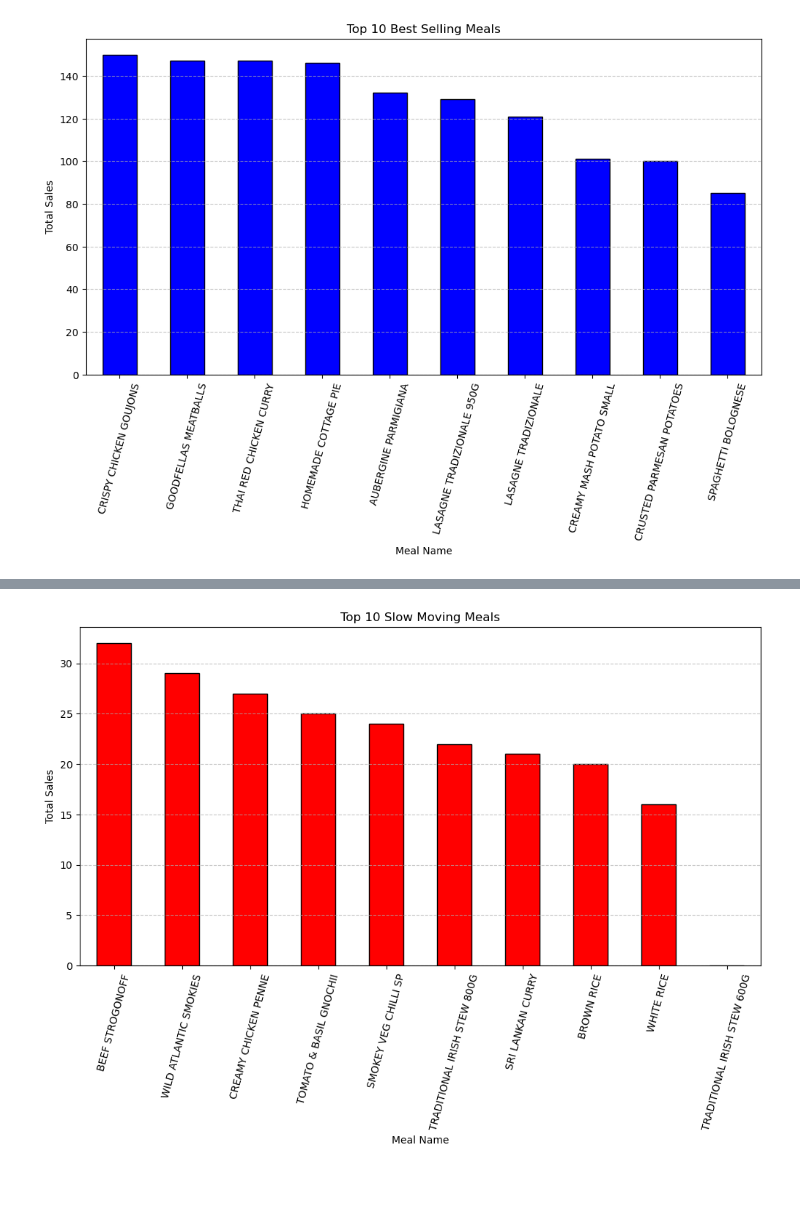
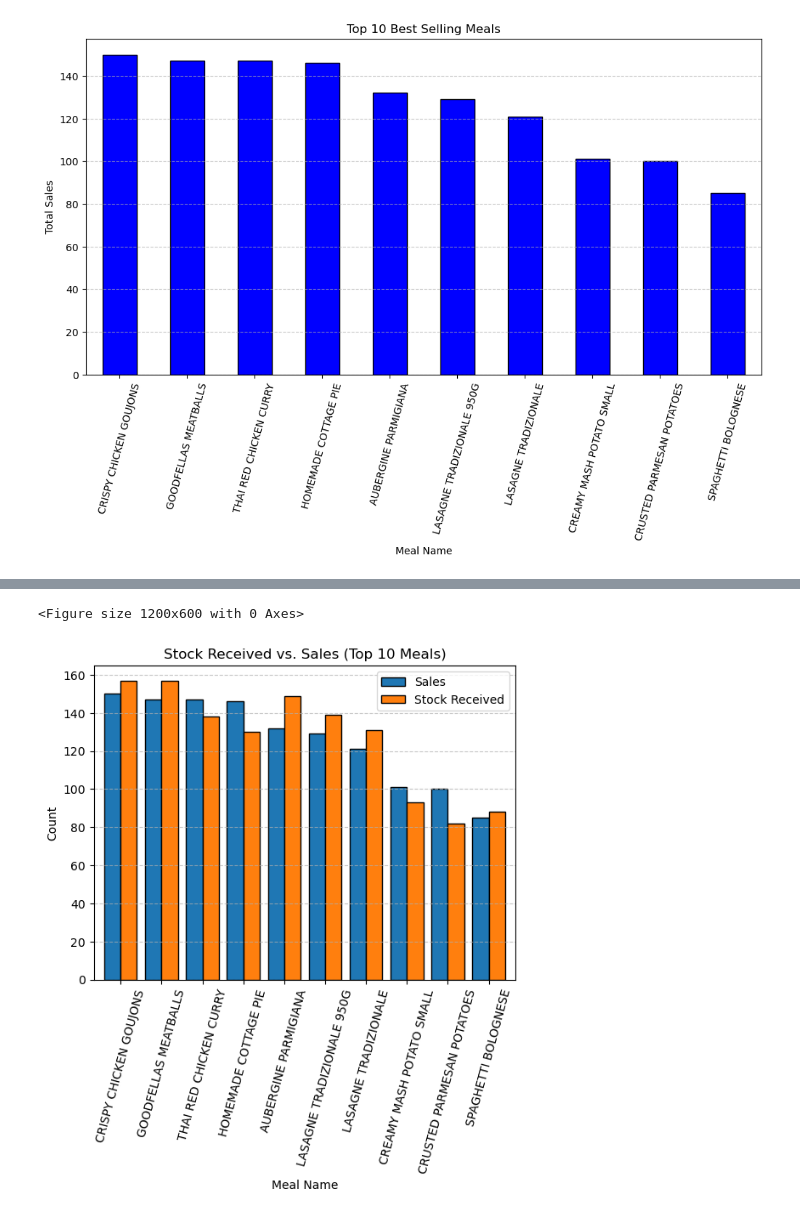
Before and after one commit to MorganeTassoneiro/CA1---Project-Strategic-Analysis, a Jupyter notebook: sales-data-analyse.ipynb, the cells around one changed output, grey strips where cells are left out. Cells and saved outputs as stored; diff of their text form; code cells hidden in the pictures; blank space fills up the shorter version.

Commit message:
Excel data and Python Code
I updated some values on the Excel and also analysed what I needed from Python to make sense of the project

```diff
--- a/sales-data-analyse.ipynb
+++ b/sales-data-analyse.ipynb
@@ -45,12 +73,17 @@ plt.show()
 # %%
-## ---- SLOW-MOVING MEALS ---- #############  REVIEW THIS   #############
+# total stock received and sales
+stock_vs_sales = df.groupby('MealName').agg({'Sales': 'sum', 'Received': 'sum'}).sort_values(by='Sales', ascending=False)
+
+# stock vs. sales
 plt.figure(figsize=(12, 6))
-meal_sales.tail(10).plot(kind='bar', color='RED', edgecolor='black')
+stock_vs_sales[['Sales', 'Received']].head(10).plot(kind='bar', width=0.8, edgecolor='black')
 plt.xlabel("Meal Name")
-plt.ylabel("Total Sales")
-plt.title("Top 10 Slow Moving Meals")
+plt.ylabel("Count")
+plt.title("Stock Received vs. Sales (Top 10 Meals)")
 plt.xticks(rotation=75)
+plt.legend(["Sales", "Stock Received"])
 plt.grid(axis='y', linestyle='--', alpha=0.7)
 plt.show()
 # %% [output]
+<Figure size 1200x600 with 0 Axes>
-[figure, old version]
+[figure, new version]
```
Also changed, not shown: parts of 16 cells of this notebook, 1 other file.
